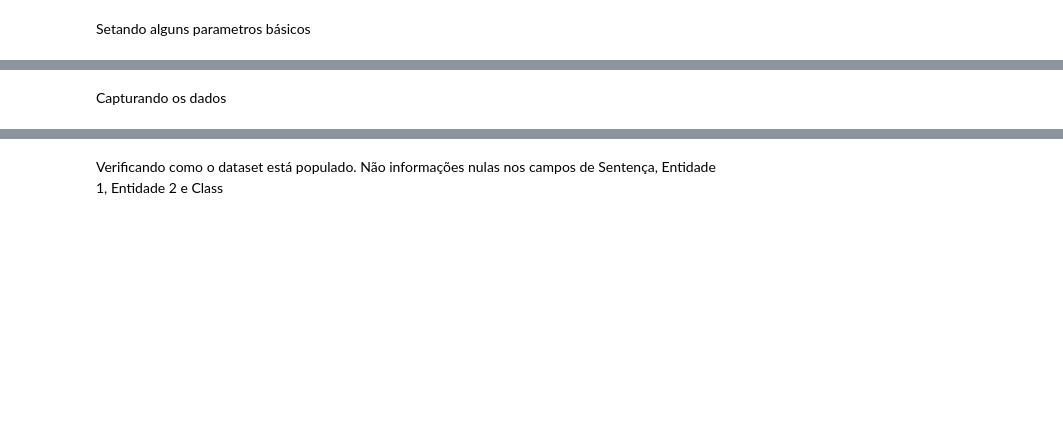
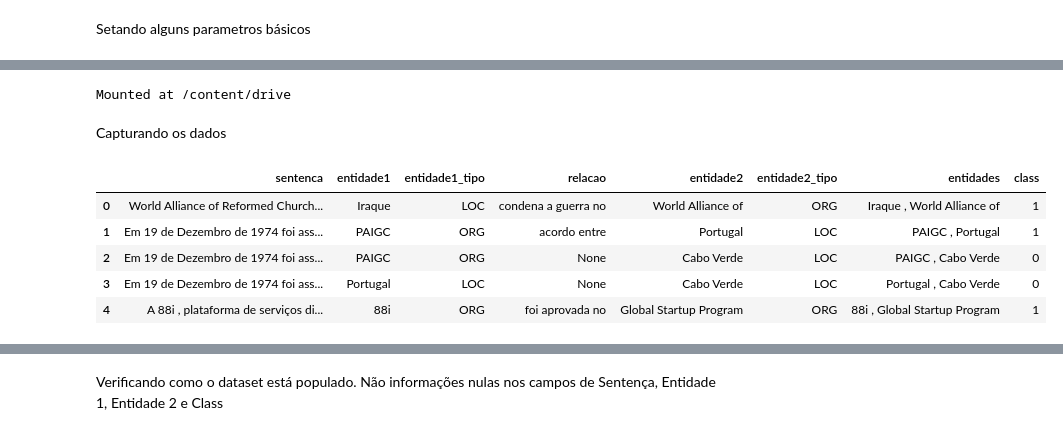
Before and after one commit to DanielReeyes/relation-extraction-deep-learning, a Jupyter notebook: notebook/RelationIdentifierBERT.ipynb, the cells around one changed output, grey strips where cells are left out. Saved outputs shown, nothing was run; the diff lists cells and outputs as text; code cells hidden in the pictures; blank space fills up the shorter version.

```diff
--- a/notebook/RelationIdentifierBERT.ipynb
+++ b/notebook/RelationIdentifierBERT.ipynb
@@ -67,24 +90,28 @@ print(device)
+# %%
+from google.colab import drive
+drive.mount('/content/drive', force_remount=True)
+# %% [output]
+Mounted at /content/drive
 # %% [markdown]
 Capturando os dados
 # %%
-pwd = %pwd
-pwd = os.path.join(os.path.dirname(pwd), 'data')
+file_path = "/content/drive/My Drive/data_full.csv"
 
-#Trecho para ser executado via Sagemaker
-#pwd = os.path.join(os.getcwd(), 'data').replace("notebook","")
-
-#Trecho para ser executado via Google Collab
-pwd = os.path.join(os.getcwd()).replace("notebook\\","")
-print(pwd)
-
-data = pd.read_csv(os.path.join(pwd, 'data_full.csv'), sep=';').replace({np.NaN: None})
+data = pd.read_csv(file_path, sep=';').replace({np.NaN: None})
 data.columns = ['sentenca','entidade1','entidade1_tipo','relacao','entidade2','entidade2_tipo']
 
 cols = ['entidade1', 'entidade2']
 data['entidades'] = data[cols].apply(lambda row: ' , '.join(row.values.astype(str)), axis=1)
 
 data['class'] = data['relacao'].apply(lambda x: 0 if x is None else 1)
 
 data.head()
+# %% [output]
+|  | sentenca | entidade1 | entidade1_tipo | relacao | entidade2 | entidade2_tipo | entidades | class |
+| 0 | World Alliance of Reformed Church... | Iraque | LOC | condena a guerra no | World Alliance of | ORG | Iraque , World Alliance of | 1 |
+| 1 | Em 19 de Dezembro de 1974 foi ass... | PAIGC | ORG | acordo entre | Portugal | LOC | PAIGC , Portugal | 1 |
+| 2 | Em 19 de Dezembro de 1974 foi ass... | PAIGC | ORG | None | Cabo Verde | LOC | PAIGC , Cabo Verde | 0 |
+| 3 | Em 19 de Dezembro de 1974 foi ass... | Portugal | LOC | None | Cabo Verde | LOC | Portugal , Cabo Verde | 0 |
+| 4 | A 88i , plataforma de serviços di... | 88i | ORG | foi aprovada no | Global Startup Program | ORG | 88i , Global Startup Program | 1 |
 # %%
 data.info()
```
Also changed, not shown: parts of 28 cells of this notebook, 20 other files.
